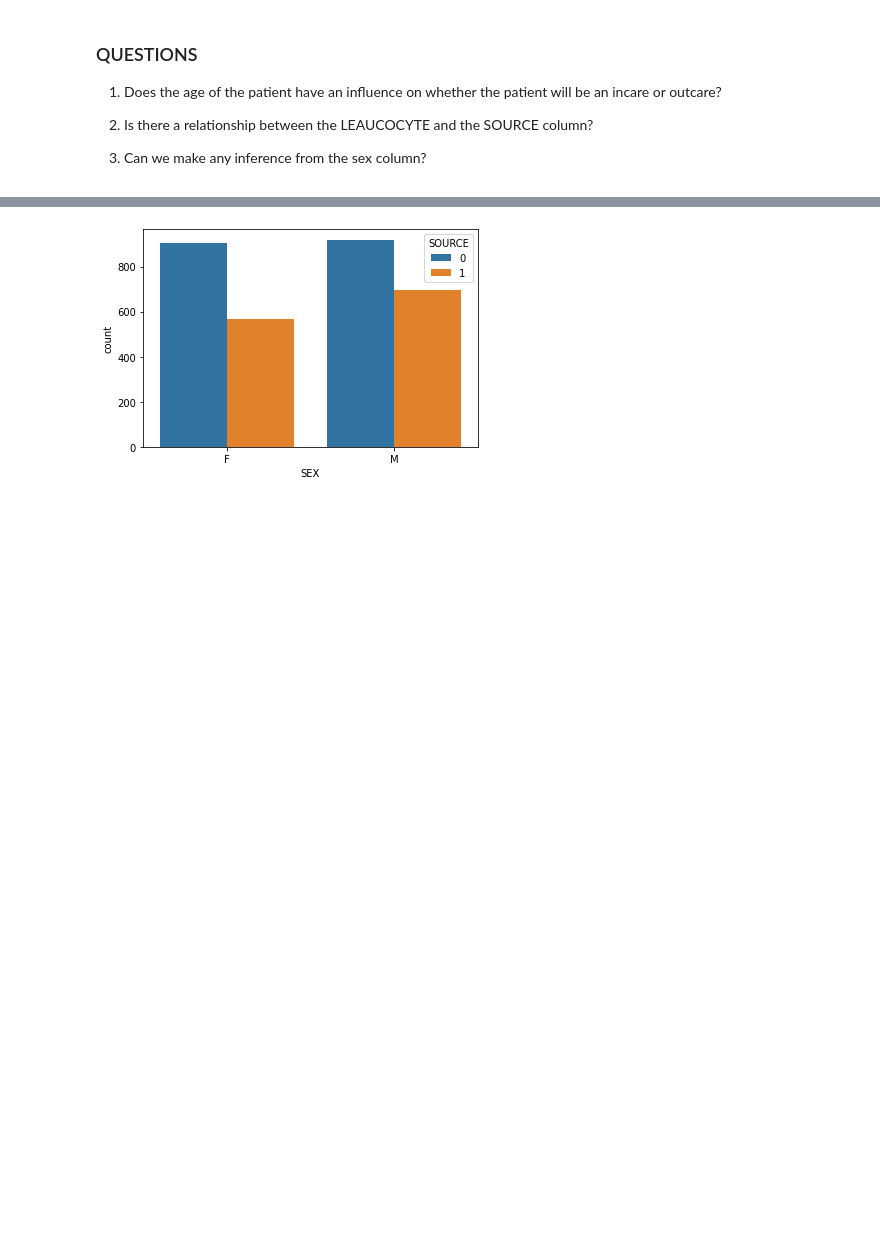
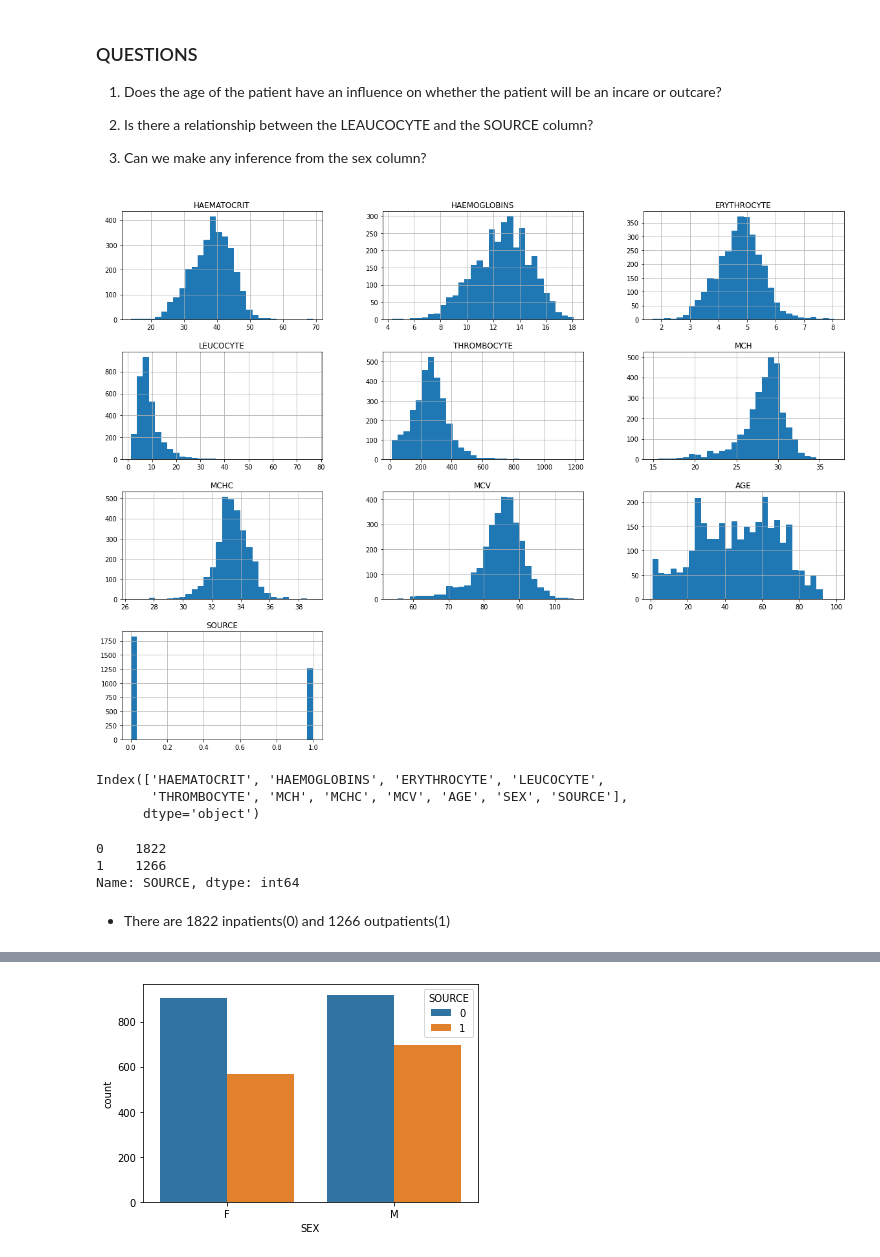
Before and after one commit to Olaoluwakiitan-Olabiyi/BMI-Calculator, a Jupyter notebook: dsn_kaggle_project.ipynb, the cells around one changed output, grey strips where cells are left out. Saved outputs shown, nothing was run; the diff lists cells and outputs as text; code cells hidden in the pictures; blank space fills up the shorter version.

```diff
--- a/dsn_kaggle_project.ipynb
+++ b/dsn_kaggle_project.ipynb
@@ -393,3 +374,22 @@ heatmap.set_title('Correlation Heatmap', fontdict={'fontsize':12}, pad=12);
 2. Is there a relationship between the LEAUCOCYTE and the SOURCE column?
 
 3. Can we make any inference from the sex column?
+# %%
+train.hist(bins=30, figsize=(20, 15))
+plt.show()
+# %% [output]
+[figure, added]
+# %%
+train.columns
+# %% [output]
+Index(['HAEMATOCRIT', 'HAEMOGLOBINS', 'ERYTHROCYTE', 'LEUCOCYTE',
+       'THROMBOCYTE', 'MCH', 'MCHC', 'MCV', 'AGE', 'SEX', 'SOURCE'],
+      dtype='object')
+# %%
+train.SOURCE.value_counts()
+# %% [output]
+0    1822
+1    1266
+Name: SOURCE, dtype: int64
+# %% [markdown]
+- There are 1822 inpatients(0) and 1266 outpatients(1)
```
Also changed, not shown: parts of 91 cells of this notebook.
